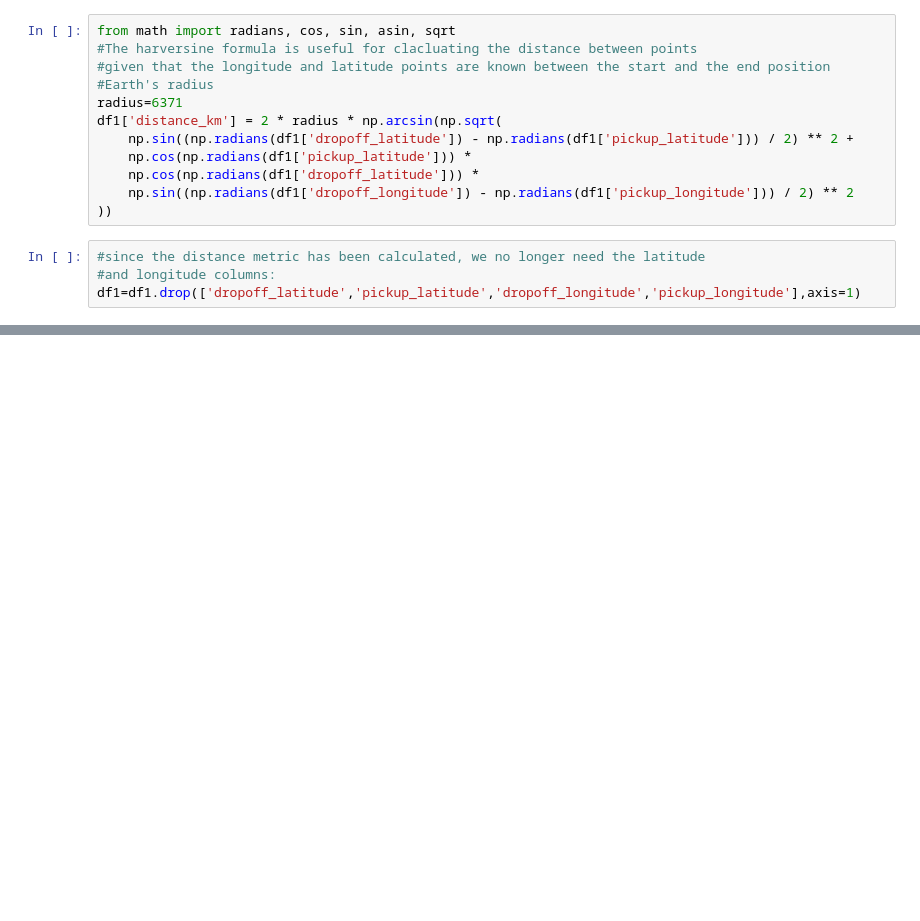
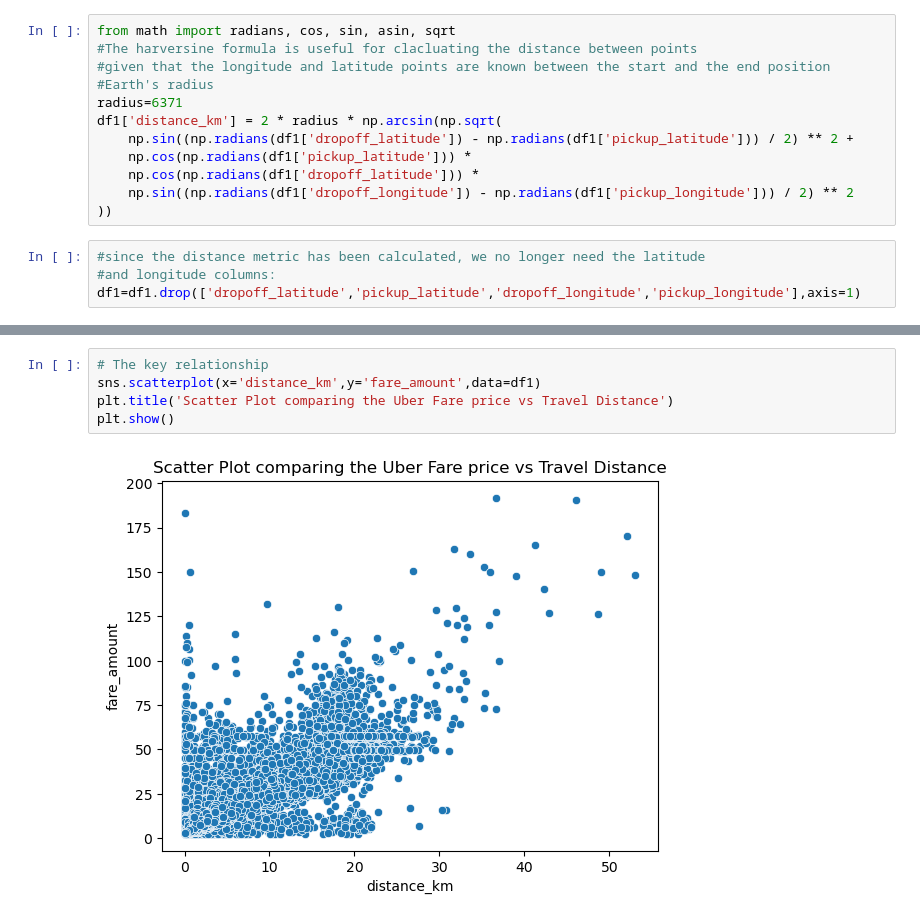
Before and after one commit to ZAKXIES2006/UBER-RIDE-PRICE-PREDICTION, a Jupyter notebook: UberPricePredictor.ipynb, the cells around one changed output, grey strips where cells are left out. Drawn from its saved outputs; the diff is of its cells as text; blank space fills up the shorter version.

```diff
--- a/UberPricePredictor.ipynb
+++ b/UberPricePredictor.ipynb
@@ -179,0 +228,7 @@ df1.describe()
+# %%
+# The key relationship
+sns.scatterplot(x='distance_km',y='fare_amount',data=df1)
+plt.title('Scatter Plot comparing the Uber Fare price vs Travel Distance')
+plt.show()
+# %% [output]
+[figure, added]
```
Also changed, not shown: parts of 14 cells of this notebook.
